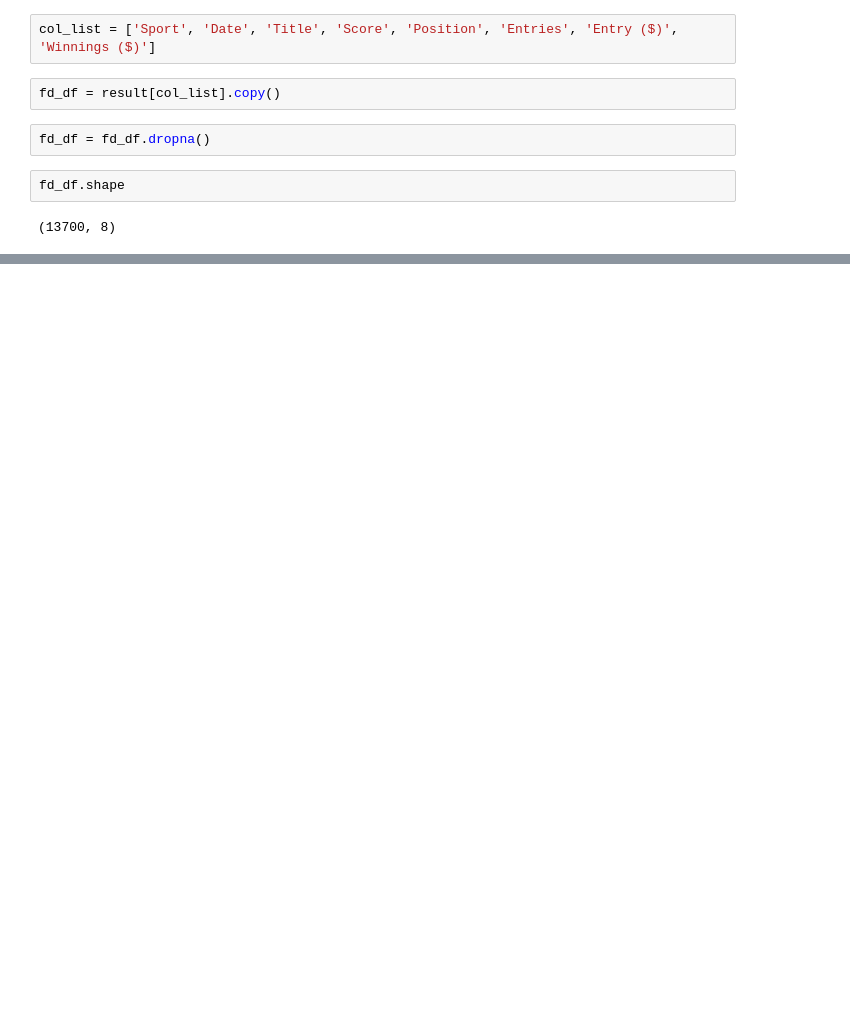
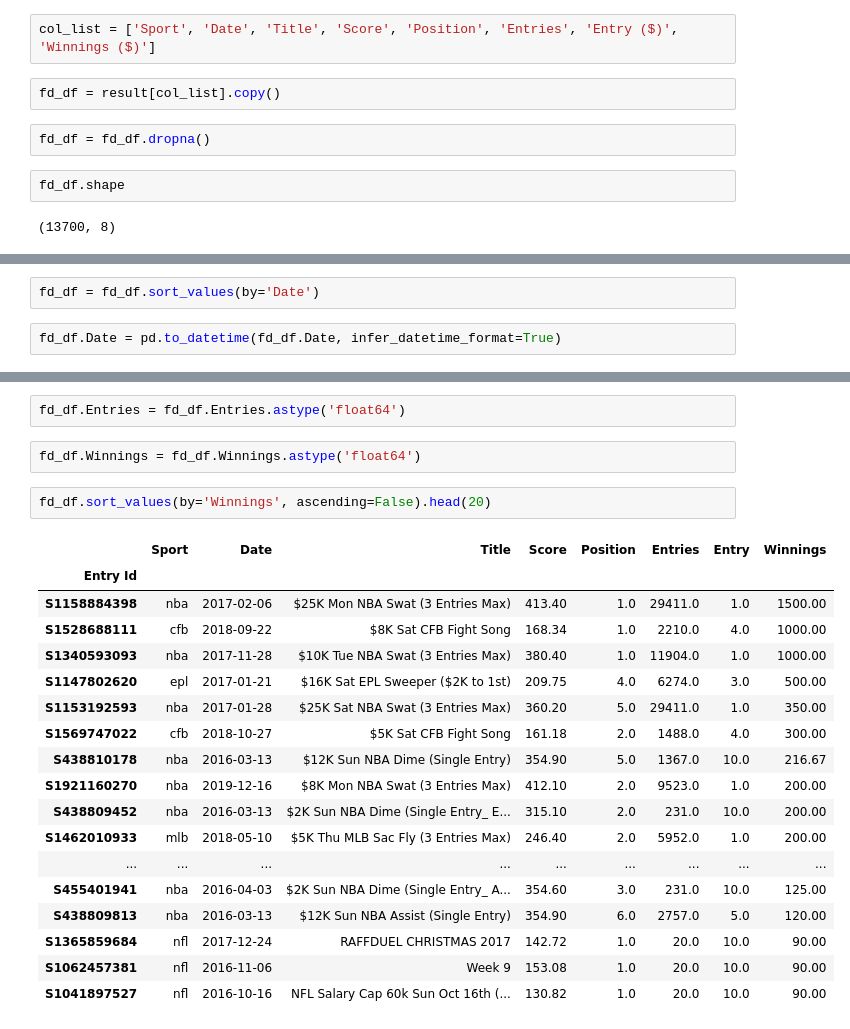
Before and after one commit to triolinho/verbose-octo-sniffle, a Jupyter notebook: fanduel_notebook.ipynb, the cells around one changed output, grey strips where cells are left out. Drawn from its saved outputs; the diff is of its cells as text; blank space fills up the shorter version.

Commit message:
combined dataframes

```diff
--- a/fanduel_notebook.ipynb
+++ b/fanduel_notebook.ipynb
@@ -220,0 +233,4 @@ fd_df.to_csv(r'/Users/andrewtriola/Documents/flatiron/final_project/final_projec
+# %%
+fd_df = fd_df.sort_values(by='Date')
+# %%
+fd_df.Date = pd.to_datetime(fd_df.Date, infer_datetime_format=True)
@@ -220,0 +259,25 @@ fd_df.to_csv(r'/Users/andrewtriola/Documents/flatiron/final_project/final_projec
+# %%
+fd_df.Entries = fd_df.Entries.astype('float64')
+# %%
+fd_df.Winnings = fd_df.Winnings.astype('float64')
+# %%
+fd_df.sort_values(by='Winnings', ascending=False).head(20)
+# %% [output]
+|  | Sport | Date | Title | Score | Position | Entries | Entry | Winnings |
+| Entry Id |  |  |  |  |  |  |  |  |
+| S1158884398 | nba | 2017-02-06 | $25K Mon NBA Swat (3 Entries Max) | 413.40 | 1.0 | 29411.0 | 1.0 | 1500.00 |
+| S1528688111 | cfb | 2018-09-22 | $8K Sat CFB Fight Song | 168.34 | 1.0 | 2210.0 | 4.0 | 1000.00 |
+| S1340593093 | nba | 2017-11-28 | $10K Tue NBA Swat (3 Entries Max) | 380.40 | 1.0 | 11904.0 | 1.0 | 1000.00 |
+| S1147802620 | epl | 2017-01-21 | $16K Sat EPL Sweeper ($2K to 1st) | 209.75 | 4.0 | 6274.0 | 3.0 | 500.00 |
+| S1153192593 | nba | 2017-01-28 | $25K Sat NBA Swat (3 Entries Max) | 360.20 | 5.0 | 29411.0 | 1.0 | 350.00 |
+| S1569747022 | cfb | 2018-10-27 | $5K Sat CFB Fight Song | 161.18 | 2.0 | 1488.0 | 4.0 | 300.00 |
+| S438810178 | nba | 2016-03-13 | $12K Sun NBA Dime (Single Entry) | 354.90 | 5.0 | 1367.0 | 10.0 | 216.67 |
+| S1921160270 | nba | 2019-12-16 | $8K Mon NBA Swat (3 Entries Max) | 412.10 | 2.0 | 9523.0 | 1.0 | 200.00 |
+| S438809452 | nba | 2016-03-13 | $2K Sun NBA Dime (Single Entry_ E... | 315.10 | 2.0 | 231.0 | 10.0 | 200.00 |
+| S1462010933 | mlb | 2018-05-10 | $5K Thu MLB Sac Fly (3 Entries Max) | 246.40 | 2.0 | 5952.0 | 1.0 | 200.00 |
+| ... | ... | ... | ... | ... | ... | ... | ... | ... |
+| S455401941 | nba | 2016-04-03 | $2K Sun NBA Dime (Single Entry_ A... | 354.60 | 3.0 | 231.0 | 10.0 | 125.00 |
+| S438809813 | nba | 2016-03-13 | $12K Sun NBA Assist (Single Entry) | 354.90 | 6.0 | 2757.0 | 5.0 | 120.00 |
+| S1365859684 | nfl | 2017-12-24 | RAFFDUEL CHRISTMAS 2017 | 142.72 | 1.0 | 20.0 | 10.0 | 90.00 |
+| S1062457381 | nfl | 2016-11-06 | Week 9 | 153.08 | 1.0 | 20.0 | 10.0 | 90.00 |
+| S1041897527 | nfl | 2016-10-16 | NFL Salary Cap 60k Sun Oct 16th (... | 130.82 | 1.0 | 20.0 | 10.0 | 90.00 |
```
Also changed, not shown: parts of 5 cells of this notebook, 1 other file.
